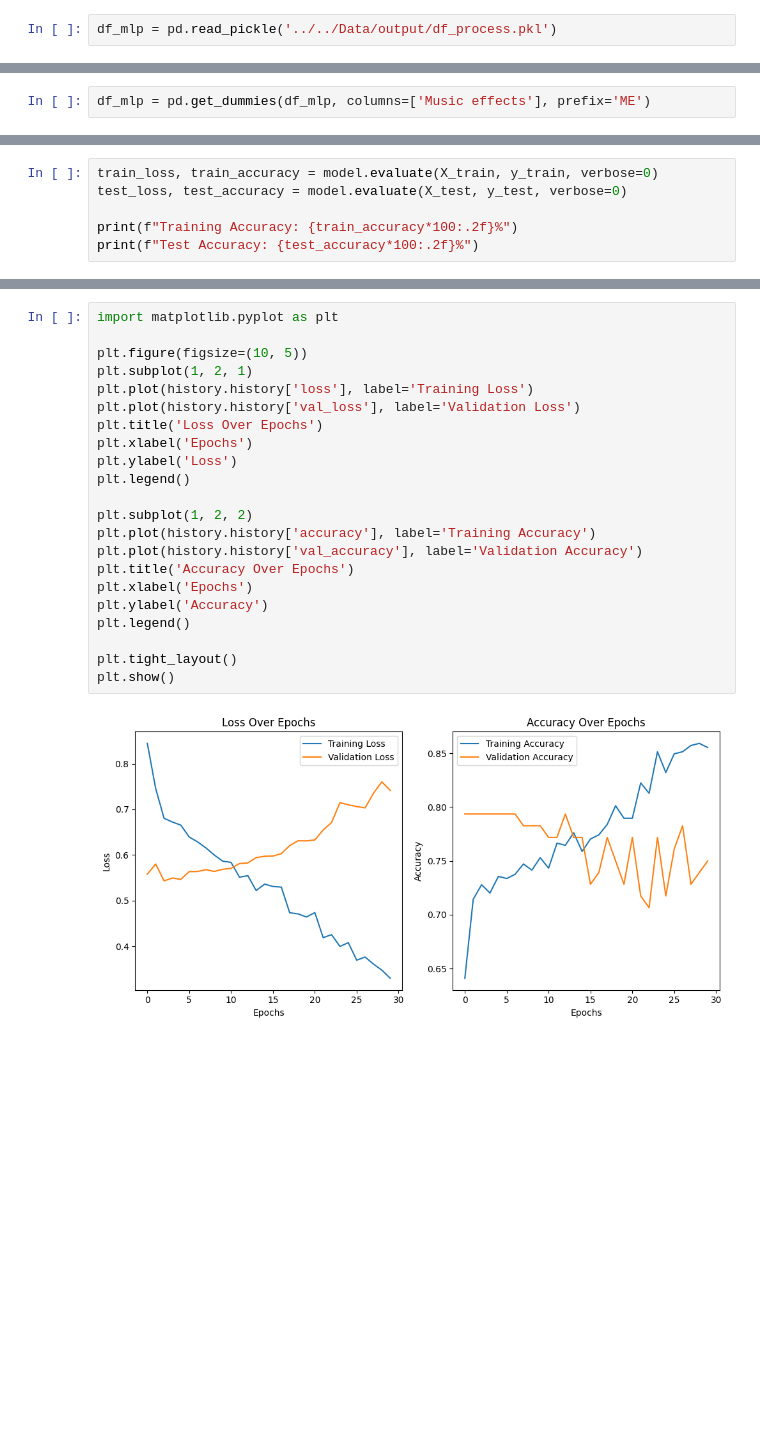
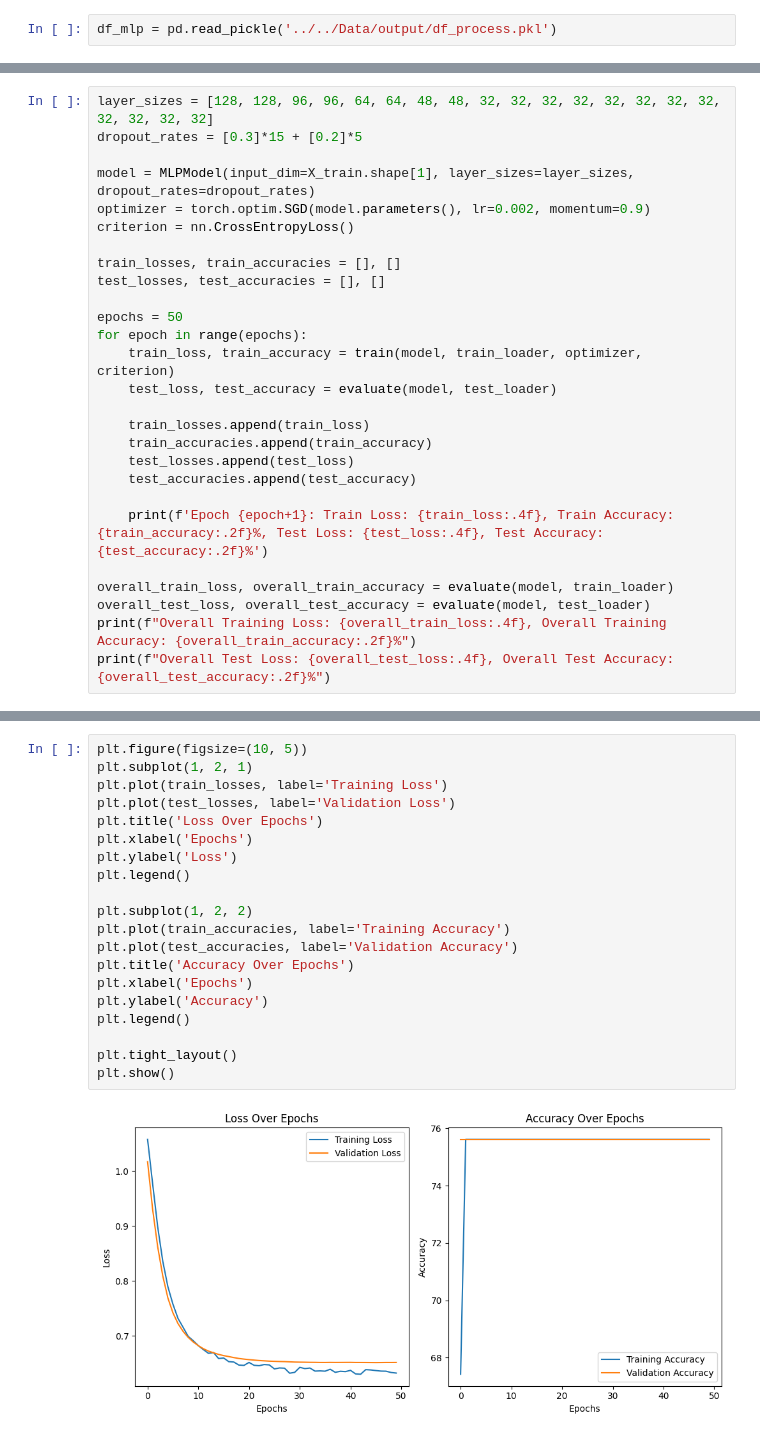
Before and after one commit to mw1163528384/Music-on-Mental-Health, a Jupyter notebook: Notebook/model/mlp_model.ipynb, the cells around one changed output, grey strips where cells are left out. Cells and saved outputs as stored; diff of their text form; blank space fills up the shorter version.

Commit message:
update mlp and cnn models

```diff
--- a/Notebook/model/mlp_model.ipynb
+++ b/Notebook/model/mlp_model.ipynb
@@ -37,5 +14,3 @@ df_mlp.info
-# %%
-df_mlp = pd.get_dummies(df_mlp, columns=['Music effects'], prefix='ME')
 # %%
 df_mlp.info()
 # %% [output]
@@ -103,6 +33,0 @@ Epoch 30/30
-# %%
-train_loss, train_accuracy = model.evaluate(X_train, y_train, verbose=0)
-test_loss, test_accuracy = model.evaluate(X_test, y_test, verbose=0)
-
-print(f"Training Accuracy: {train_accuracy*100:.2f}%")
-print(f"Test Accuracy: {test_accuracy*100:.2f}%")
@@ -111,0 +107,27 @@ Test Accuracy: 72.22%
+# %%
+layer_sizes = [128, 128, 96, 96, 64, 64, 48, 48, 32, 32, 32, 32, 32, 32, 32, 32, 32, 32, 32, 32]
+dropout_rates = [0.3]*15 + [0.2]*5
+
+model = MLPModel(input_dim=X_train.shape[1], layer_sizes=layer_sizes, dropout_rates=dropout_rates)
+optimizer = torch.optim.SGD(model.parameters(), lr=0.002, momentum=0.9)
+criterion = nn.CrossEntropyLoss()
+
+train_losses, train_accuracies = [], []
+test_losses, test_accuracies = [], []
+
+epochs = 50
+for epoch in range(epochs):
+    train_loss, train_accuracy = train(model, train_loader, optimizer, criterion)
+    test_loss, test_accuracy = evaluate(model, test_loader)
+
+    train_losses.append(train_loss)
+    train_accuracies.append(train_accuracy)
+    test_losses.append(test_loss)
+    test_accuracies.append(test_accuracy)
+
+    print(f'Epoch {epoch+1}: Train Loss: {train_loss:.4f}, Train Accuracy: {train_accuracy:.2f}%, Test Loss: {test_loss:.4f}, Test Accuracy: {test_accuracy:.2f}%')
+
+overall_train_loss, overall_train_accuracy = evaluate(model, train_loader)
+overall_test_loss, overall_test_accuracy = evaluate(model, test_loader)
+print(f"Overall Training Loss: {overall_train_loss:.4f}, Overall Training Accuracy: {overall_train_accuracy:.2f}%")
+print(f"Overall Test Loss: {overall_test_loss:.4f}, Overall Test Accuracy: {overall_test_accuracy:.2f}%")
@@ -112,24 +152,22 @@ Test Accuracy: 72.22%
 # %%
-import matplotlib.pyplot as plt
-
 plt.figure(figsize=(10, 5))
 plt.subplot(1, 2, 1)
-plt.plot(history.history['loss'], label='Training Loss')
-plt.plot(history.history['val_loss'], label='Validation Loss')
+plt.plot(train_losses, label='Training Loss')
+plt.plot(test_losses, label='Validation Loss')
 plt.title('Loss Over Epochs')
 plt.xlabel('Epochs')
 plt.ylabel('Loss')
 plt.legend()
 
 plt.subplot(1, 2, 2)
-plt.plot(history.history['accuracy'], label='Training Accuracy')
-plt.plot(history.history['val_accuracy'], label='Validation Accuracy')
+plt.plot(train_accuracies, label='Training Accuracy')
+plt.plot(test_accuracies, label='Validation Accuracy')
 plt.title('Accuracy Over Epochs')
 plt.xlabel('Epochs')
 plt.ylabel('Accuracy')
 plt.legend()
 
 plt.tight_layout()
 plt.show()
 # %% [output]
-[figure, old version]
+[figure, new version]
```
Also changed, not shown: parts of 19 cells of this notebook, 5 other files.
